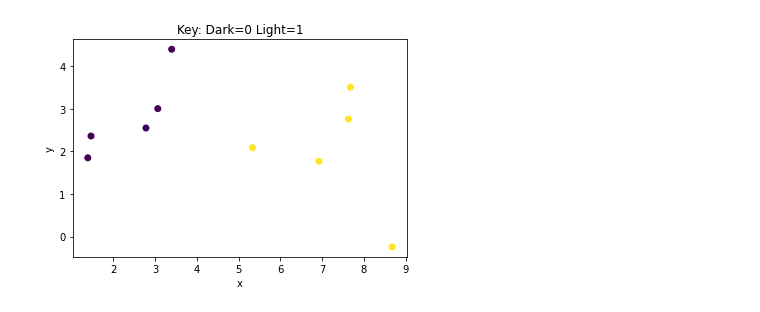
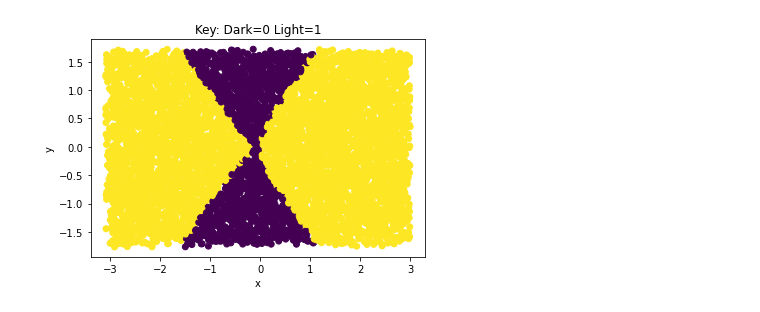
Before and after one commit to bvcxz1/WnCC-learners-space, a Jupyter notebook: Assignment/Problem_2.ipynb, the cells around one changed output. Drawn from its saved outputs; the diff is of its cells as text; code cells hidden in the pictures.

```diff
--- a/Assignment/Problem_2.ipynb
+++ b/Assignment/Problem_2.ipynb
@@ -32,11 +21,12 @@ dataset = [[2.7810836,2.550537003,0],
 # %%
 import matplotlib.pyplot as plt
 import numpy as np
-data=np.array(dataset)
+import train
+data=np.array(train.data)
 plt.xlabel('x')
 plt.ylabel('y')
 plt.title('Key: Dark=0 Light=1')
 plt.scatter(data[:,0],data[:,1],c=data[:,2])
 plt.show()
 # %% [output]
-[figure, old version]
+[figure, new version]
```
Also changed, not shown: parts of 1 cell of this notebook.
